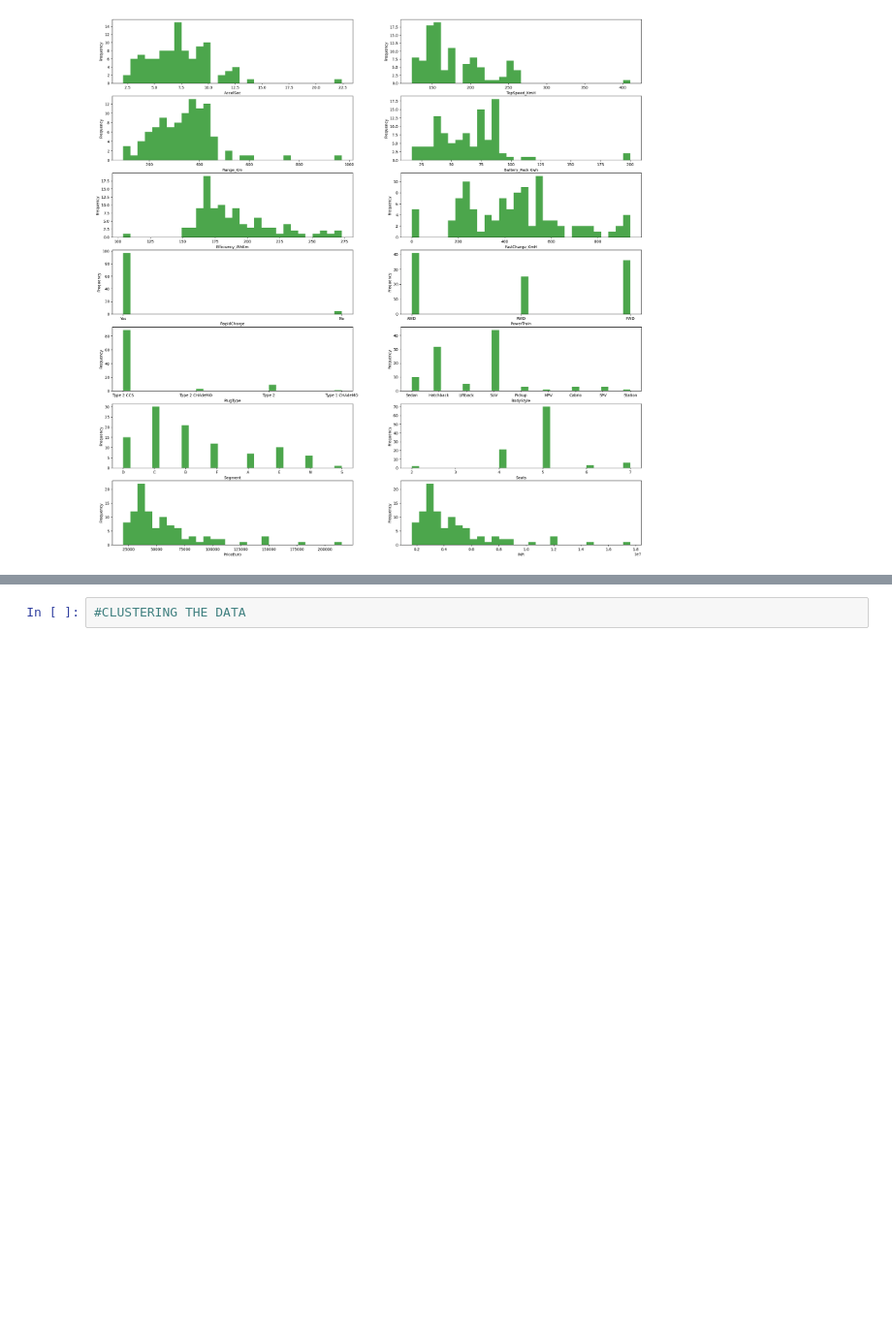
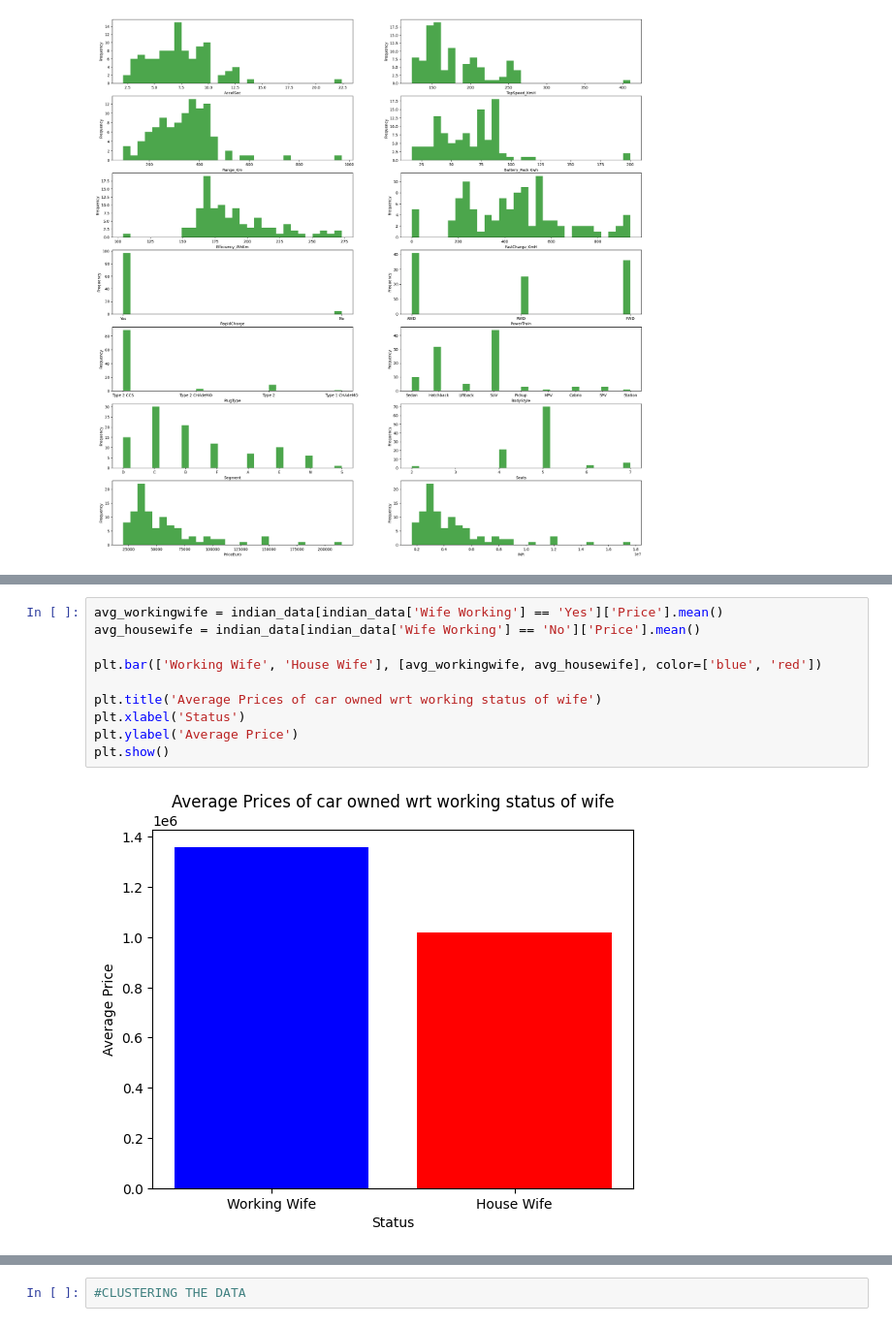
Before and after one commit to abh1shank/Segmentation-of-EV-market, a Jupyter notebook: Electronic_vehicle_market_segmentation.ipynb, the cells around one changed output, grey strips where cells are left out. Shown at 97% size. Cells and saved outputs as stored; diff of their text form; blank space fills up the shorter version.

```diff
--- a/Electronic_vehicle_market_segmentation.ipynb
+++ b/Electronic_vehicle_market_segmentation.ipynb
@@ -102,0 +152,12 @@ plt.show()
+# %%
+avg_workingwife = indian_data[indian_data['Wife Working'] == 'Yes']['Price'].mean()
+avg_housewife = indian_data[indian_data['Wife Working'] == 'No']['Price'].mean()
+
+plt.bar(['Working Wife', 'House Wife'], [avg_workingwife, avg_housewife], color=['blue', 'red'])
+
+plt.title('Average Prices of car owned wrt working status of wife')
+plt.xlabel('Status')
+plt.ylabel('Average Price')
+plt.show()
+# %% [output]
+[figure, added]
```
Also changed, not shown: parts of 13 cells of this notebook.
